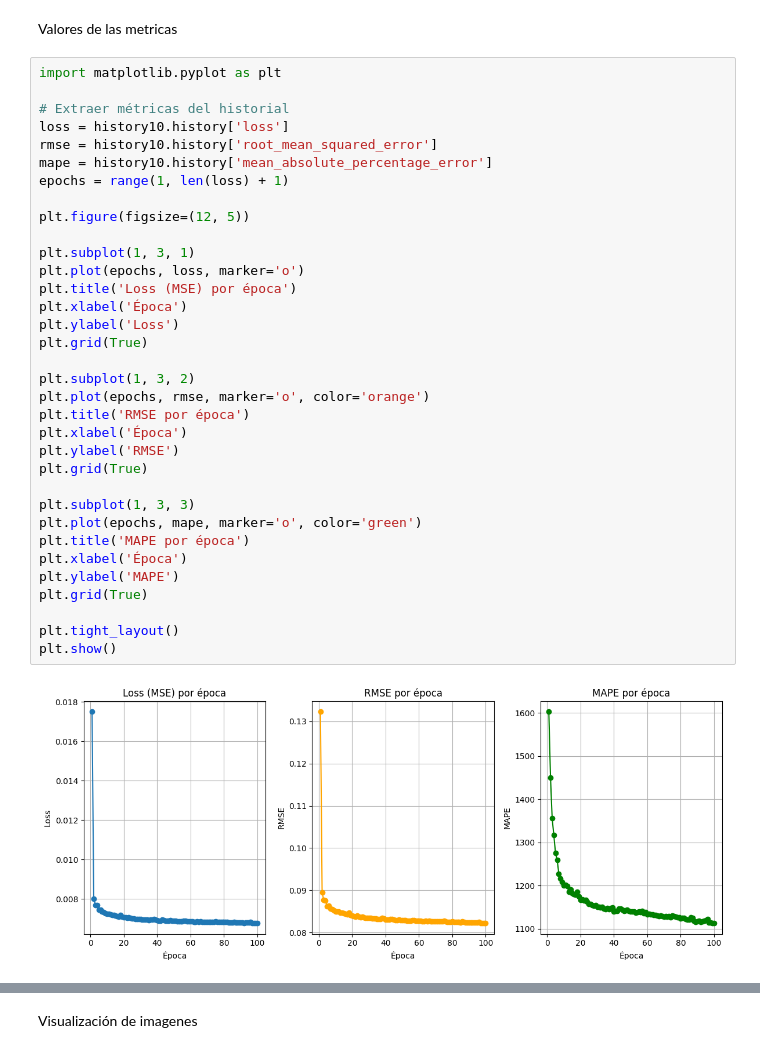
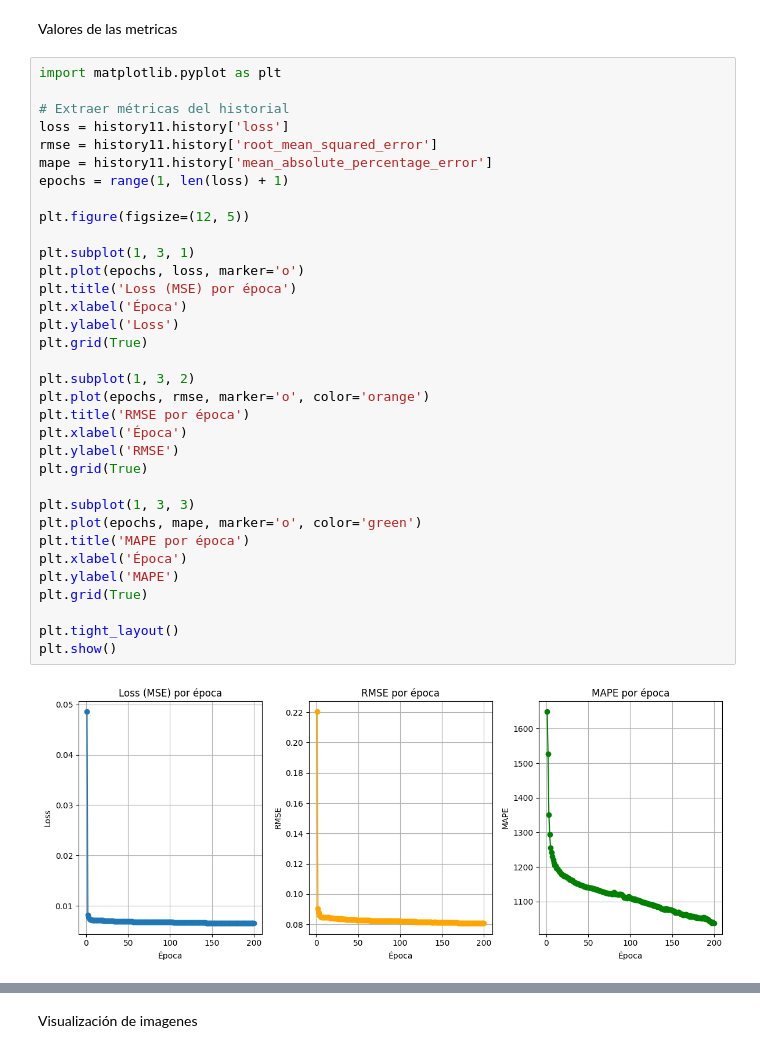
Before and after one commit to alwos19/monografia_esp_cd, a Jupyter notebook: Modelos/Modelo_11.ipynb, the cells around one changed output, grey strips where cells are left out. Drawn from its saved outputs; the diff is of its cells as text.

```diff
--- a/Modelos/Modelo_11.ipynb
+++ b/Modelos/Modelo_11.ipynb
@@ -209,35 +222,35 @@ Valores de las metricas
 import matplotlib.pyplot as plt
 
 # Extraer métricas del historial
-loss = history10.history['loss']
-rmse = history10.history['root_mean_squared_error']
-mape = history10.history['mean_absolute_percentage_error']
+loss = history11.history['loss']
+rmse = history11.history['root_mean_squared_error']
+mape = history11.history['mean_absolute_percentage_error']
 epochs = range(1, len(loss) + 1)
 
 plt.figure(figsize=(12, 5))
 
 plt.subplot(1, 3, 1)
 plt.plot(epochs, loss, marker='o')
 plt.title('Loss (MSE) por época')
 plt.xlabel('Época')
 plt.ylabel('Loss')
 plt.grid(True)
 
 plt.subplot(1, 3, 2)
 plt.plot(epochs, rmse, marker='o', color='orange')
 plt.title('RMSE por época')
 plt.xlabel('Época')
 plt.ylabel('RMSE')
 plt.grid(True)
 
 plt.subplot(1, 3, 3)
 plt.plot(epochs, mape, marker='o', color='green')
 plt.title('MAPE por época')
 plt.xlabel('Época')
 plt.ylabel('MAPE')
 plt.grid(True)
 
 plt.tight_layout()
 plt.show()
 # %% [output]
-[figure, old version]
+[figure, new version]
```
Also changed, not shown: parts of 6 cells of this notebook.
